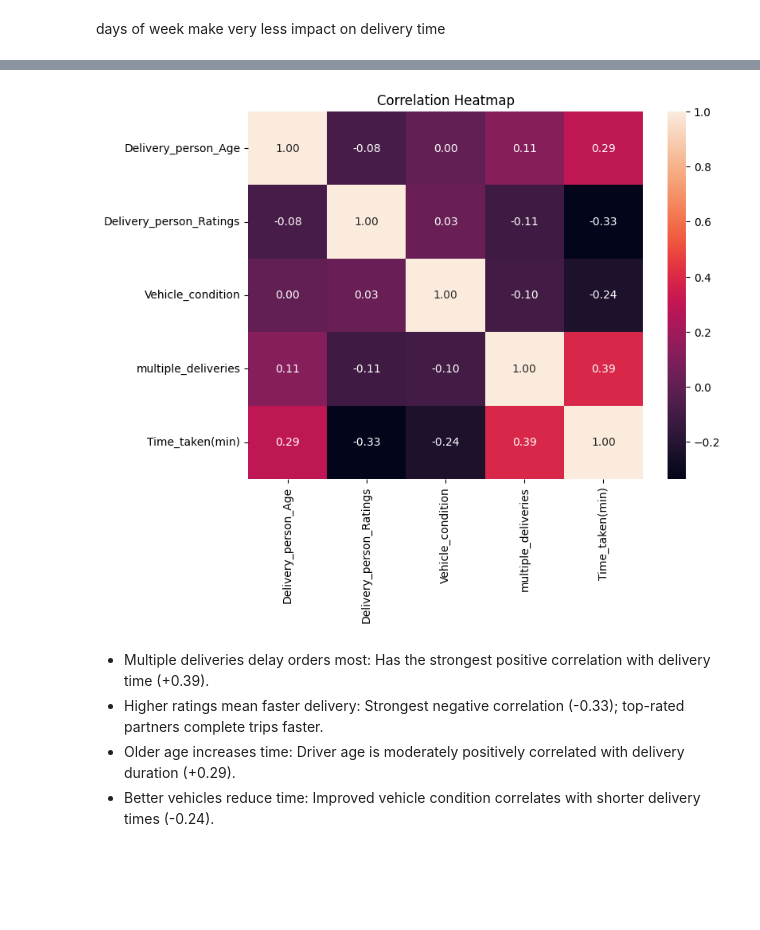
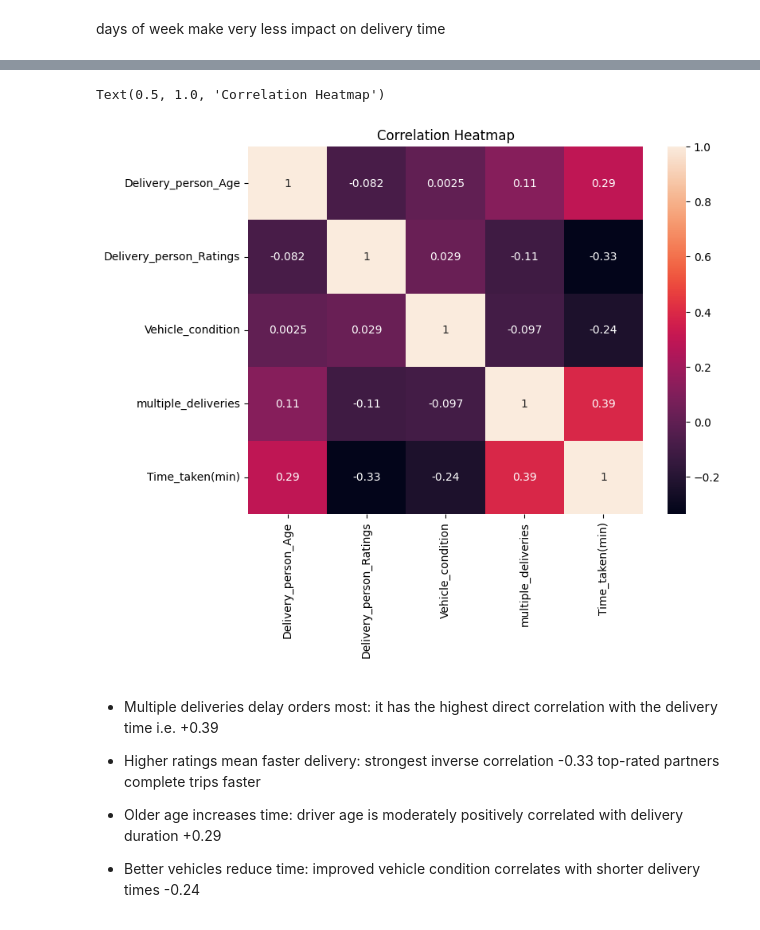
Before and after one commit to pushkarupadhyay587-a11y/Probation-Project-26, a Jupyter notebook: pushkar-task6/EDA.ipynb, the cells around one changed output, grey strips where cells are left out. Cells and saved outputs as stored; diff of their text form; code cells hidden in the pictures; blank space fills up the shorter version.

```diff
--- a/pushkar-task6/EDA.ipynb
+++ b/pushkar-task6/EDA.ipynb
@@ -603,14 +620,17 @@ days of week make very less impact on delivery time
 # %%
 numeric_df = df[['Delivery_person_Age', 'Delivery_person_Ratings','Vehicle_condition','multiple_deliveries', 'Time_taken(min)']]
 
 plt.figure(figsize=(8, 6))
-sns.heatmap(numeric_df.corr(), annot=True, fmt='.2f')
+sns.heatmap(numeric_df.corr(), annot=True)
 plt.title('Correlation Heatmap')
-plt.show()
 # %% [output]
+Text(0.5, 1.0, 'Correlation Heatmap')
-[figure, old version]
+[figure, new version]
 # %% [markdown]
-* Multiple deliveries delay orders most: Has the strongest positive correlation with delivery time (+0.39).
-* Higher ratings mean faster delivery: Strongest negative correlation (-0.33); top-rated partners complete trips faster.
-* Older age increases time: Driver age is moderately positively correlated with delivery duration (+0.29).
-* Better vehicles reduce time: Improved vehicle condition correlates with shorter delivery times (-0.24).
+* Multiple deliveries delay orders most: it has the highest direct correlation with the delivery time i.e. +0.39
+
+* Higher ratings mean faster delivery: strongest inverse correlation -0.33 top-rated partners complete trips faster
+
+* Older age increases time: driver age is moderately positively correlated with delivery duration +0.29
+
+* Better vehicles reduce time: improved vehicle condition correlates with shorter delivery times -0.24
```
Also changed, not shown: parts of 31 cells of this notebook.
